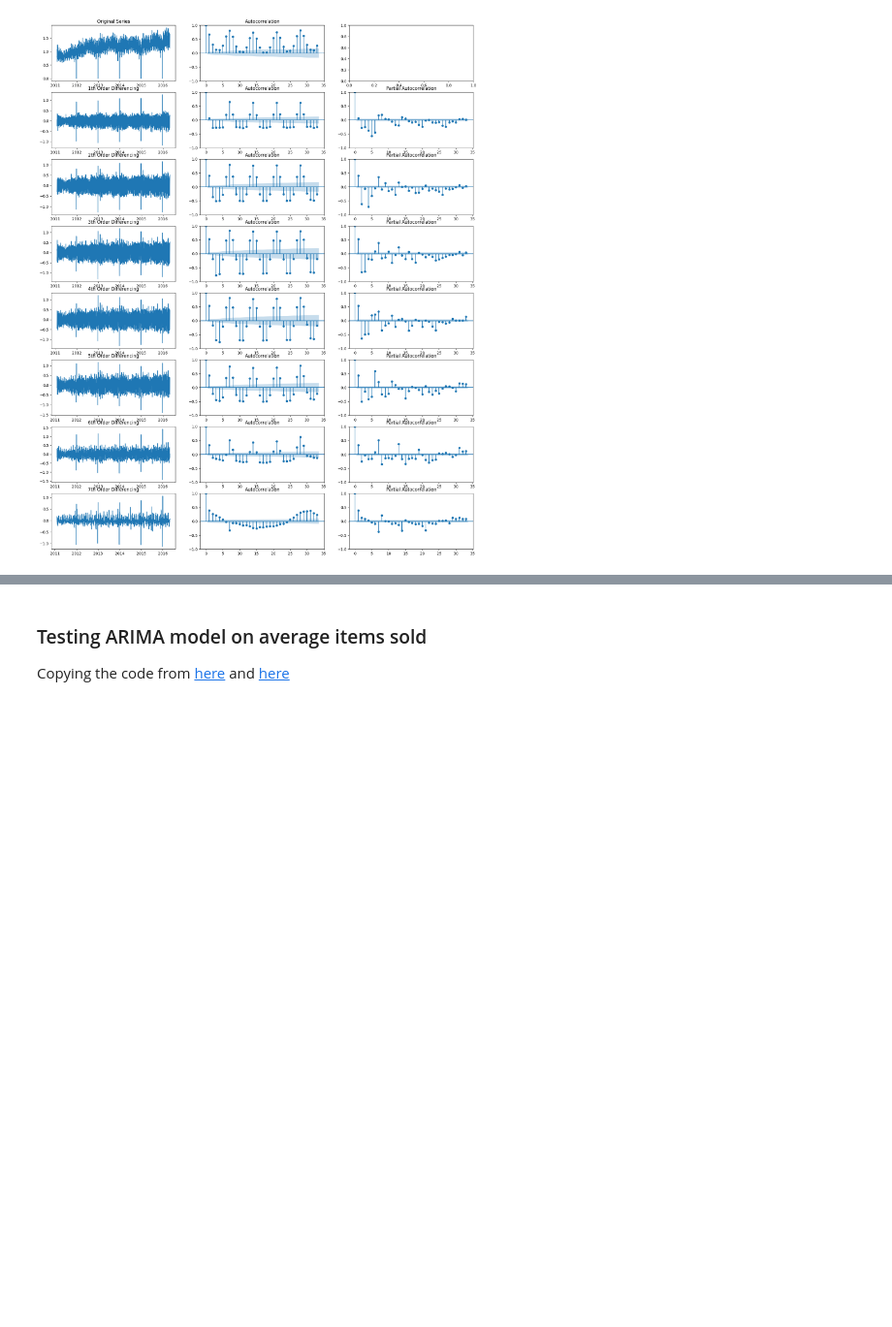
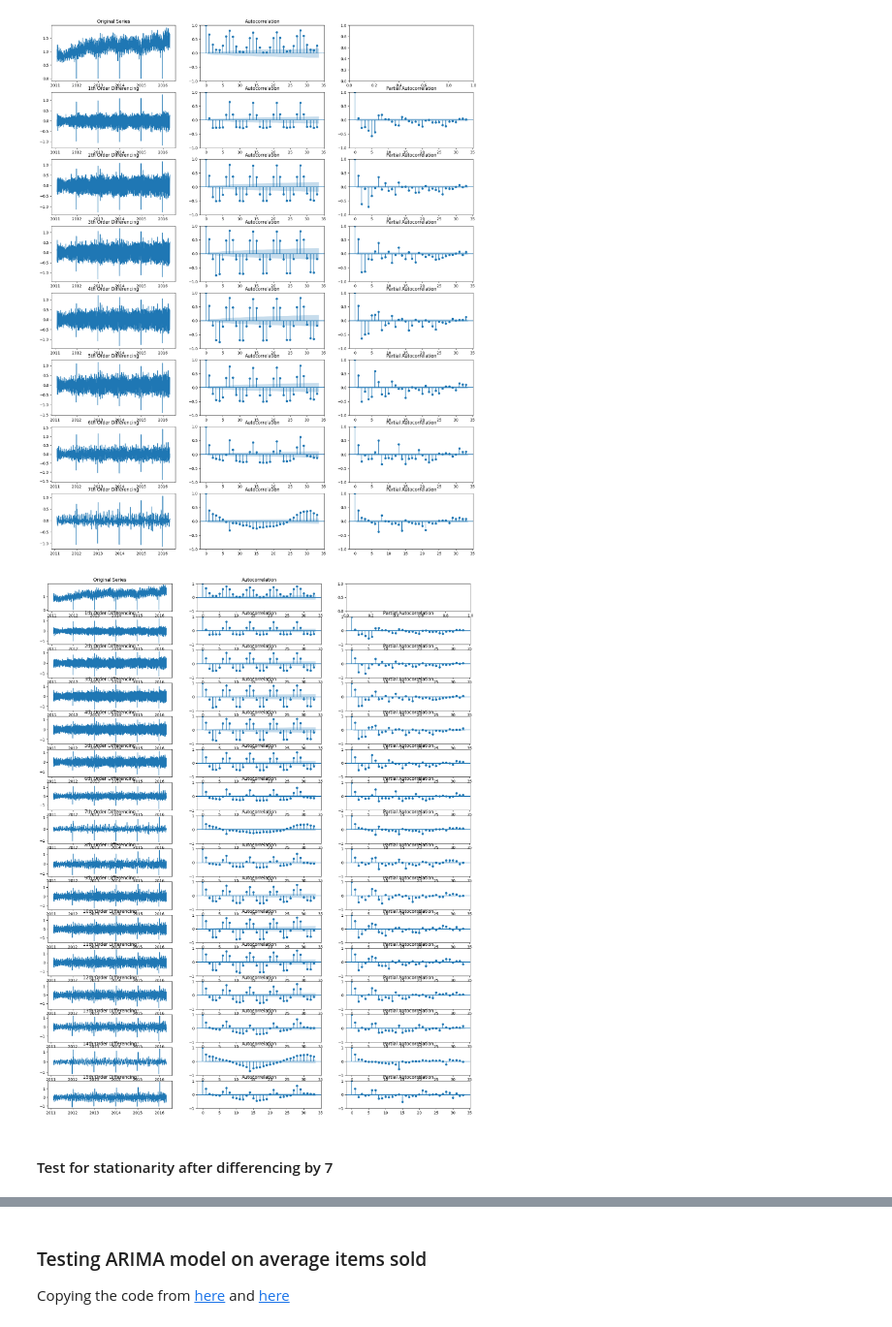
Before and after one commit to TristanKoh/ads-final-project, a Jupyter notebook: code/modelling.ipynb, the cells around one changed output, grey strips where cells are left out. Shown at 97% size. Saved outputs shown, nothing was run; the diff lists cells and outputs as text; code cells hidden in the pictures; blank space fills up the shorter version.

Commit message:
add stationarity tests for modelling

```diff
--- a/code/modelling.ipynb
+++ b/code/modelling.ipynb
@@ -107,3 +135,9 @@ def plot_differencing(series, n = 8) :
 plot_differencing(df_items_temp["avg_items_sold"])
 # %% [output]
 [figure]
+# %%
+plot_differencing(df_items_temp["avg_items_sold"], n = 16)
+# %% [output]
+[figure, added]
+# %% [markdown]
+#### Test for stationarity after differencing by 7
```
Also changed, not shown: parts of 7 cells of this notebook.
